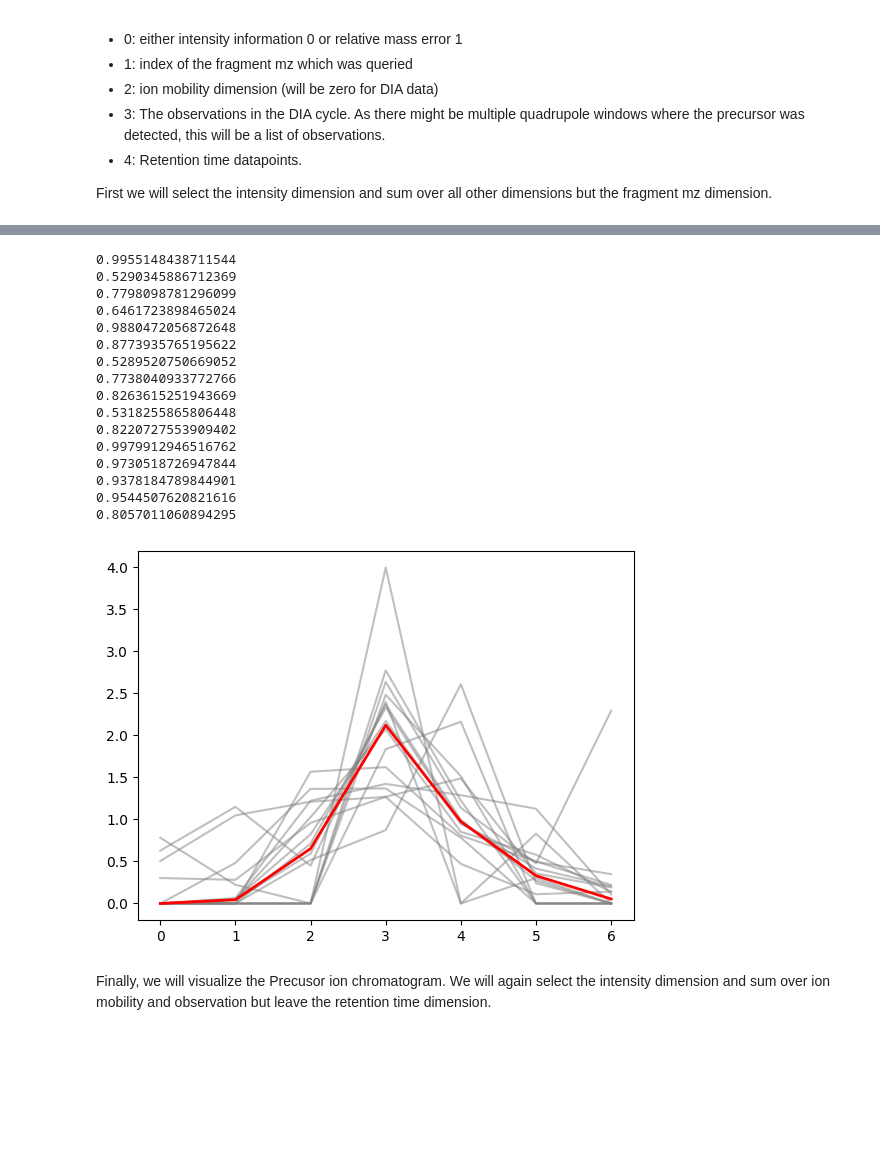
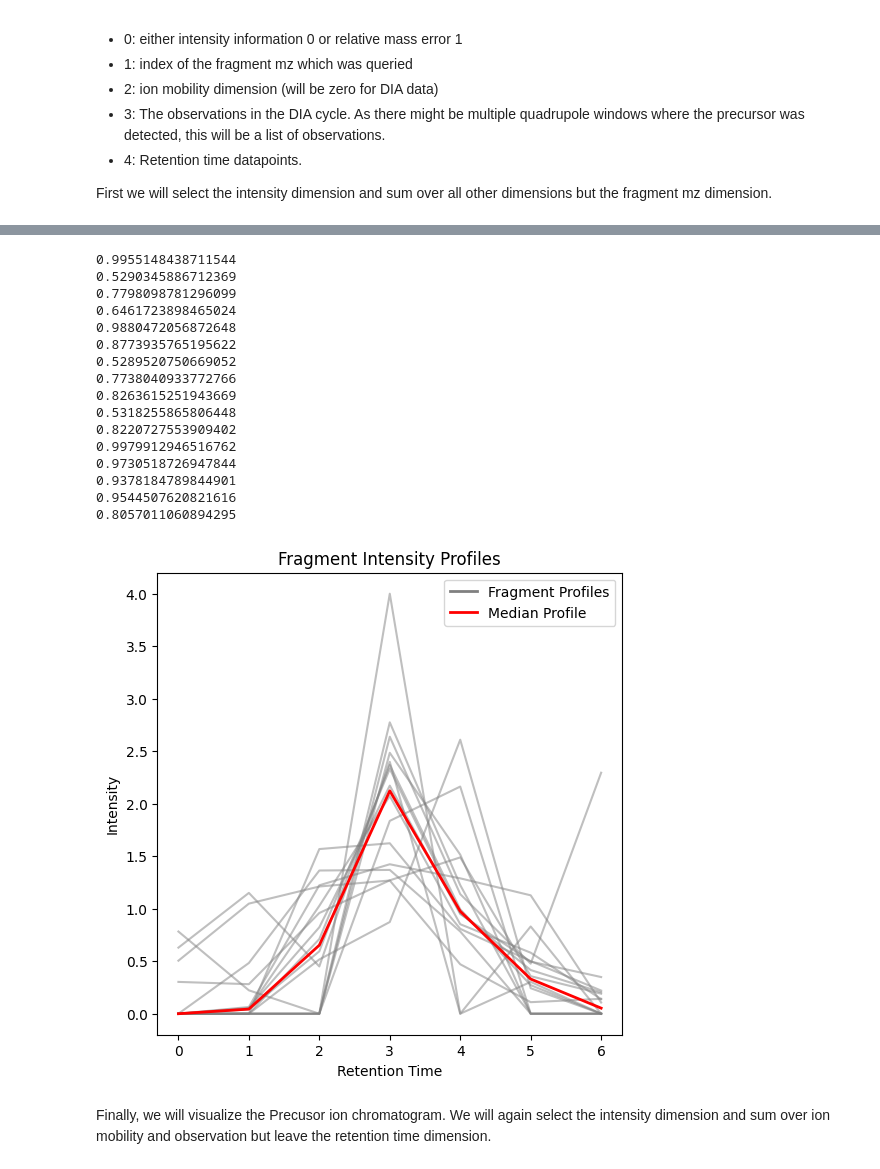
Before and after one commit to GeorgWa/alphadia-validate, a Jupyter notebook: notebooks/investigate_median.ipynb, the cells around one changed output, grey strips where cells are left out. Cells and saved outputs as stored; diff of their text form; code cells hidden in the pictures; blank space fills up the shorter version.

```diff
--- a/notebooks/investigate_median.ipynb
+++ b/notebooks/investigate_median.ipynb
@@ -189,6 +189,12 @@ def get_library_entry_by_hash(speclib, hash, min_intensity=0.01):
     fragment_mz = fragment_mz[fragment_order]
     fragment_intensity = fragment_intensity[fragment_order]
 
+def calc_fragment_type(df_row):
+    series_type = chr(int(df_row['type']))
+    charge = int(df_row['charge'])
+    number = int(df_row['number'])
+    return f"{series_type}{number}_+{charge}"
+
 def get_flat_library_entry_by_hash(speclib_flat, hash, min_intensity=0.01):
     speclib_entry = speclib_flat.precursor_df[speclib_flat.precursor_df['mod_seq_charge_hash'] == hash].iloc[0]
 
@@ -197,6 +203,8 @@ def get_flat_library_entry_by_hash(speclib_flat, hash, min_intensity=0.01):
 
     fragment_mz = speclib_flat.fragment_df['mz'].iloc[flat_frag_start_idx:flat_frag_stop_idx].to_numpy().flatten()
     fragment_intensity = speclib_flat.fragment_df['intensity'].iloc[flat_frag_start_idx:flat_frag_stop_idx].to_numpy().flatten()
+    # apply row wise to fragment_df
+    fragment_label = speclib_flat.fragment_df.iloc[flat_frag_start_idx:flat_frag_stop_idx].apply(calc_fragment_type, axis=1).to_list()
 
     fragment_mask = fragment_intensity > min_intensity
 
@@ -208,7 +216,7 @@ def get_flat_library_entry_by_hash(speclib_flat, hash, min_intensity=0.01):
     fragment_mz = fragment_mz[fragment_order]
     fragment_intensity = fragment_intensity[fragment_order]
 
-    return speclib_entry, fragment_mz, fragment_intensity
+    return speclib_entry, fragment_mz, fragment_intensity, fragment_label
 
-speclib_entry, mz_library, intensity_library = get_flat_library_entry_by_hash(spectral_library_flat, hash)
+speclib_entry, mz_library, intensity_library, fragment_label = get_flat_library_entry_by_hash(spectral_library_flat, hash)
 precursor_entry = precursor_df[precursor_df['mod_seq_charge_hash'] == hash].iloc[0]
@@ -258,7 +278,8 @@ import numba as nb
 # 0: mz
 # 1: rt
 
-intensity_slice = dense[0].sum(axis=1).sum(axis=1)
+intensity_slice = dense[0].sum(axis=1)
+print(intensity_slice.shape)
 normalized_intensity_slice = normalize_profiles(intensity_slice)
-median_profile = median_axis(normalized_intensity_slice, axis=0)
-corr_list = correlation_coefficient(median_profile, intensity_slice)
+#median_profile = median_axis(normalized_intensity_slice, axis=0)
+#corr_list = correlation_coefficient(median_profile, intensity_slice)
@@ -272,29 +323,39 @@ plt.show()
 # %%
+fig, ax = plt.subplots(figsize=(6,6))
+
 for fragment in range(normalized_intensity_slice.shape[0]):
     corr = np.corrcoef(normalized_intensity_slice[fragment], median_profile)[0,1]
     print(corr)
     plt.plot(normalized_intensity_slice[fragment], color='gray', alpha=0.5)
 
-plt.plot(median_profile, color='red', linewidth=2)
+plt.plot([], [], color='gray', linewidth=2, label='Fragment Profiles')
+plt.plot(median_profile, color='red', linewidth=2, label='Median Profile')
+plt.legend()
+
+
+ax.set_xlabel('Retention Time')
+ax.set_ylabel('Intensity')
+ax.set_title('Fragment Intensity Profiles')
+
 plt.show()
 # %% [output]
 0.9955148438711544
 0.5290345886712369
 0.7798098781296099
 0.6461723898465024
 0.9880472056872648
 0.8773935765195622
 0.5289520750669052
 0.7738040933772766
 0.8263615251943669
 0.5318255865806448
 0.8220727553909402
 0.9979912946516762
 0.9730518726947844
 0.9378184789844901
 0.9544507620821616
 0.8057011060894295
-[figure, old version]
+[figure, new version]
 # %% [markdown]
 Finally, we will visualize the Precusor ion chromatogram.
 We will again select the intensity dimension and sum over ion mobility and observation but leave the retention time dimension.
```
Also changed, not shown: parts of 6 cells of this notebook.
